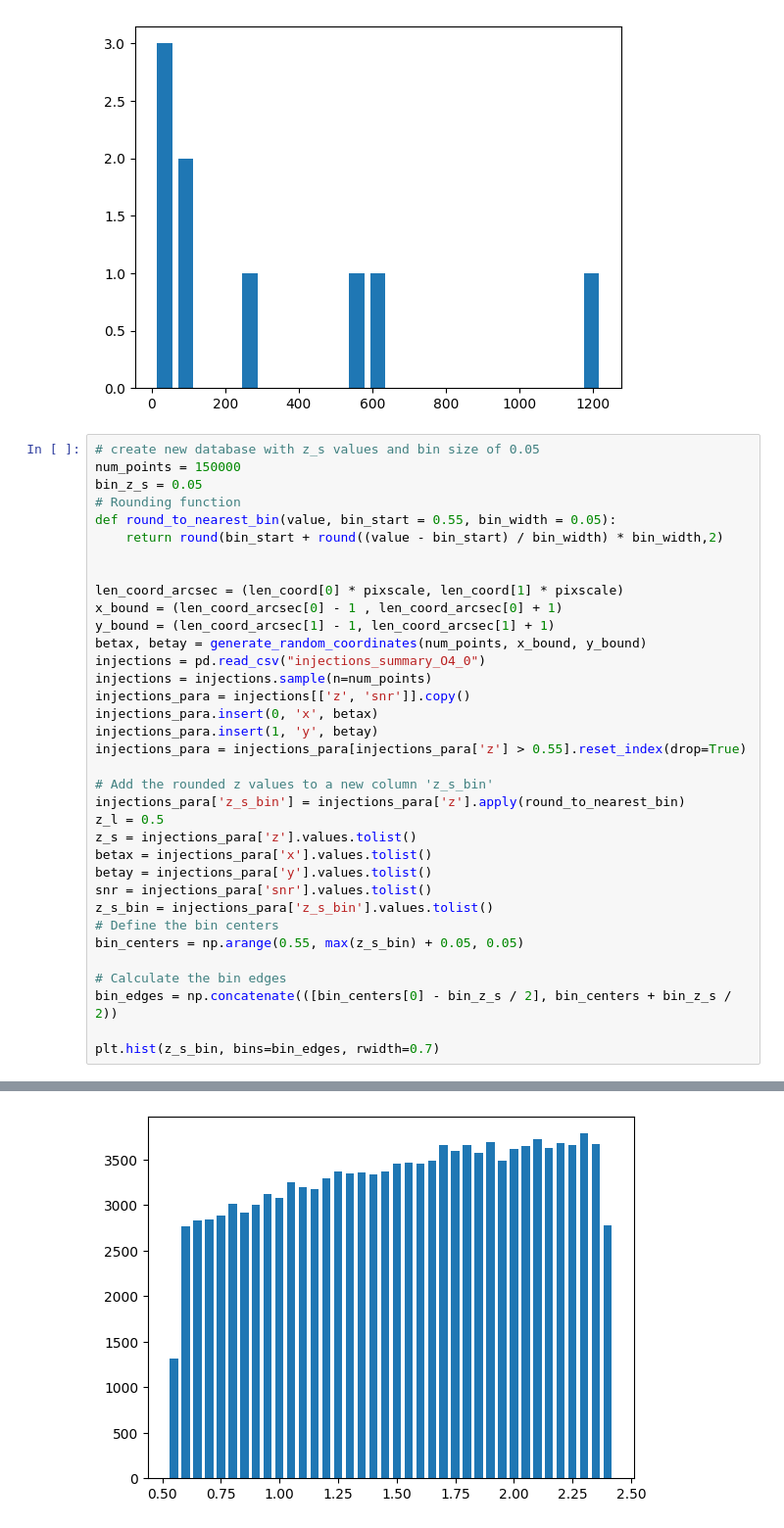
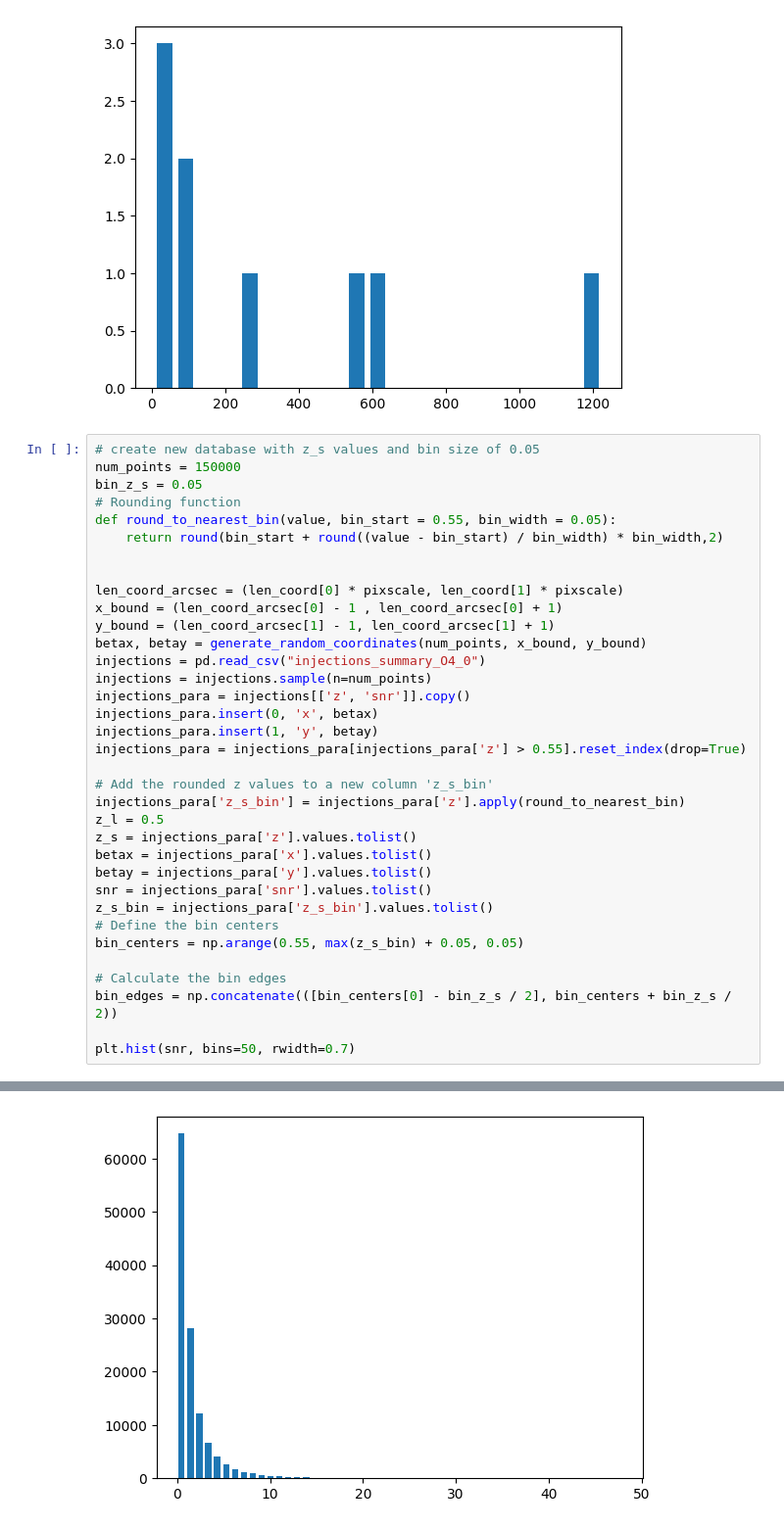
Before and after one commit to diceandcats/SURE-GW-lensing, a Jupyter notebook: Real stuffs/cluster_class_verify.ipynb, the cells around one changed output, grey strips where cells are left out. Shown at 98% size. Saved outputs shown, nothing was run; the diff lists cells and outputs as text.

```diff
--- a/Real stuffs/cluster_class_verify.ipynb
+++ b/Real stuffs/cluster_class_verify.ipynb
@@ -483,5 +479,5 @@ bin_centers = np.arange(0.55, max(z_s_bin) + 0.05, 0.05)
 # Calculate the bin edges
 bin_edges = np.concatenate(([bin_centers[0] - bin_z_s / 2], bin_centers + bin_z_s / 2))
 
-plt.hist(z_s_bin, bins=bin_edges, rwidth=0.7)
+plt.hist(snr, bins=50, rwidth=0.7)
 # %% [output]
@@ -500,4 +501,4 @@ plt.hist(z_s_bin, bins=bin_edges, rwidth=0.7)
-[figure, old version]
+[figure, new version]
 # %%
 # create new dataframe and save
 # new dataframe contains all events with z >0.55
```
Also changed, not shown: parts of 9 cells of this notebook, 3 other files.
